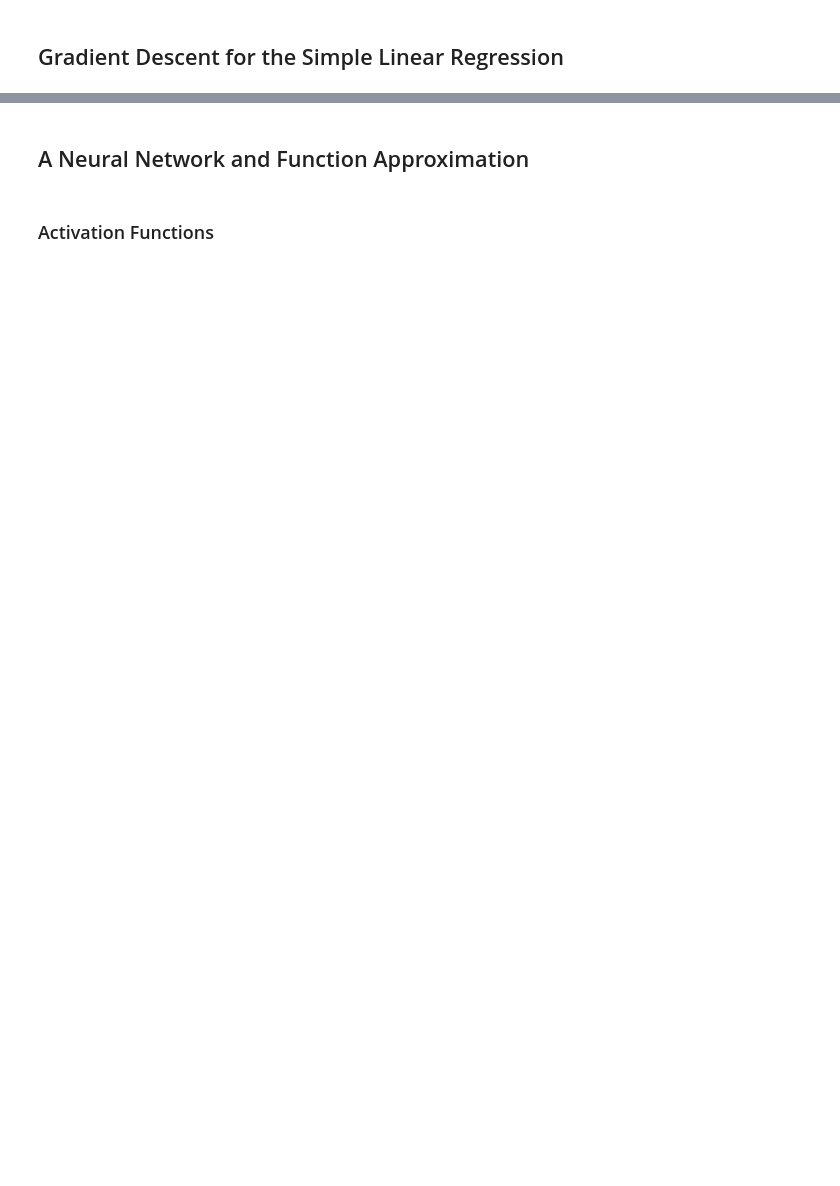
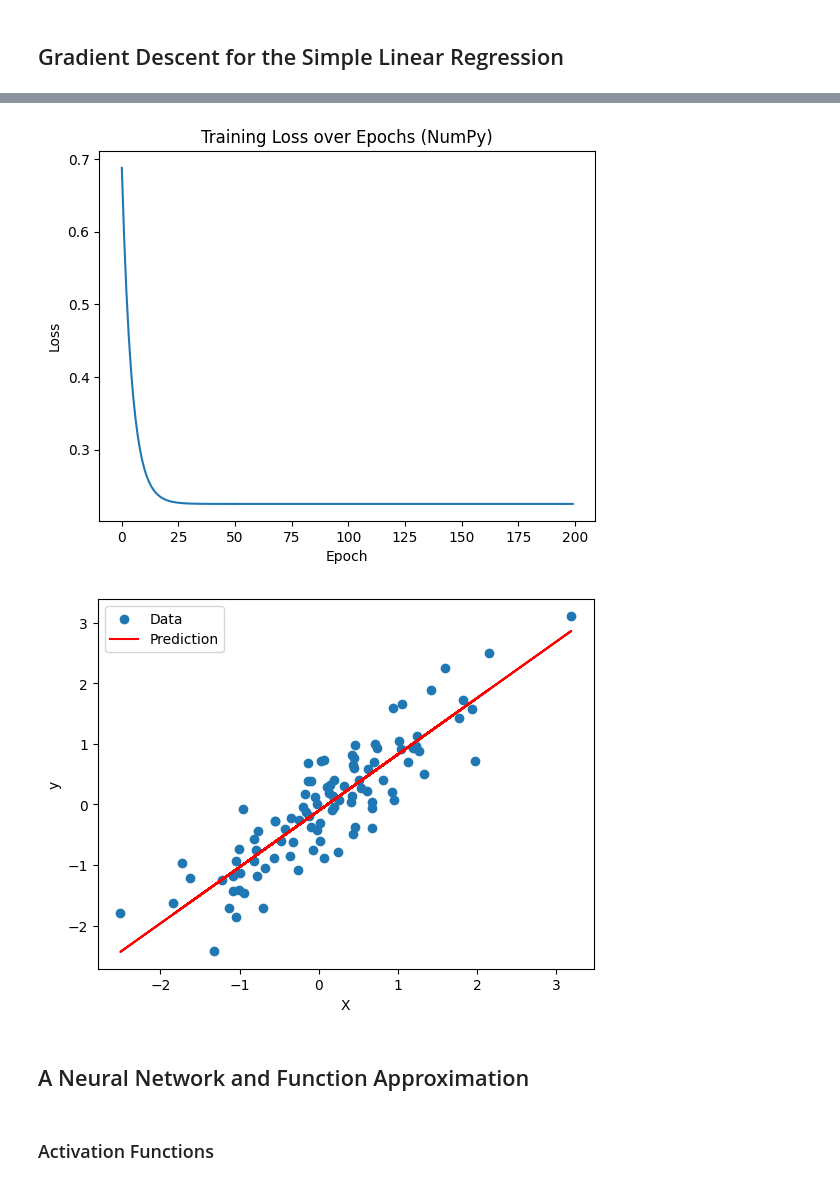
Before and after one commit to febse/ta, a Jupyter notebook: class/03-02-ANN-Regression.ipynb, the cells around one changed output, grey strips where cells are left out. Drawn from its saved outputs; the diff is of its cells as text; code cells hidden in the pictures; blank space fills up the shorter version.

```diff
--- a/class/03-02-ANN-Regression.ipynb
+++ b/class/03-02-ANN-Regression.ipynb
@@ -7,2 +135,66 @@
 # %% [markdown]
 ## Gradient Descent for the Simple Linear Regression
+# %%
+# Hyperparameters
+
+# How many times to go through the data
+epochs = 200
+
+# The learning rate
+lr = 0.05
+
+# First we initialize the parameters to
+# random values close to zero
+
+w = np.random.randn(p).reshape(-1, p)
+b = np.random.randn(1)
+
+print("Initial weights:", w)
+print("Initial bias:", b)
+
+losses = []
+
+# Training loop
+for epoch in range(epochs):
+    # Forward pass
+    y_pred = X @ w + b
+
+    # Compute loss (MSE)
+    loss = np.mean((y.reshape(-1, 1) - y_pred) ** 2)
+    losses.append(loss)
+
+    # Backward pass (compute gradients)
+    errors = y.reshape(-1, 1) - y_pred
+
+    gradient_w = -2 * X.T @ errors / n
+    gradient_b = -2 * errors.mean()
+
+    # Update parameters
+    w = w - lr * gradient_w
+    b = b - lr * gradient_b
+
+    if (epoch + 1) % 20 == 0:
+        print(f"Iteration {epoch + 1} Updated weights:", w)
+        print(f"Iteration {epoch + 1} Updated bias:", b)
+
+# Print final parameters
+print("Weight:", w.item())
+print("Bias:", b.item())
+
+# Plot training loss
+plt.plot(losses)
+plt.xlabel('Epoch')
+plt.ylabel('Loss')
+plt.title('Training Loss over Epochs (NumPy)')
+plt.show()
+
+# Plot predictions
+y_pred_final = X @ w + b
+
+plt.scatter(X, y, label='Data')
+plt.plot(X, y_pred_final, color='red', label='Prediction')
+plt.xlabel('X')
+plt.ylabel('y')
+plt.legend()
+plt.show()
+# %% [output]
@@ -9,3 +218,5 @@
+[figure, added]
+[figure, added]
 # %% [markdown]
 ## A Neural Network and Function Approximation
 # %% [markdown]
```
Also changed, not shown: parts of 19 cells of this notebook, 9 other files.
